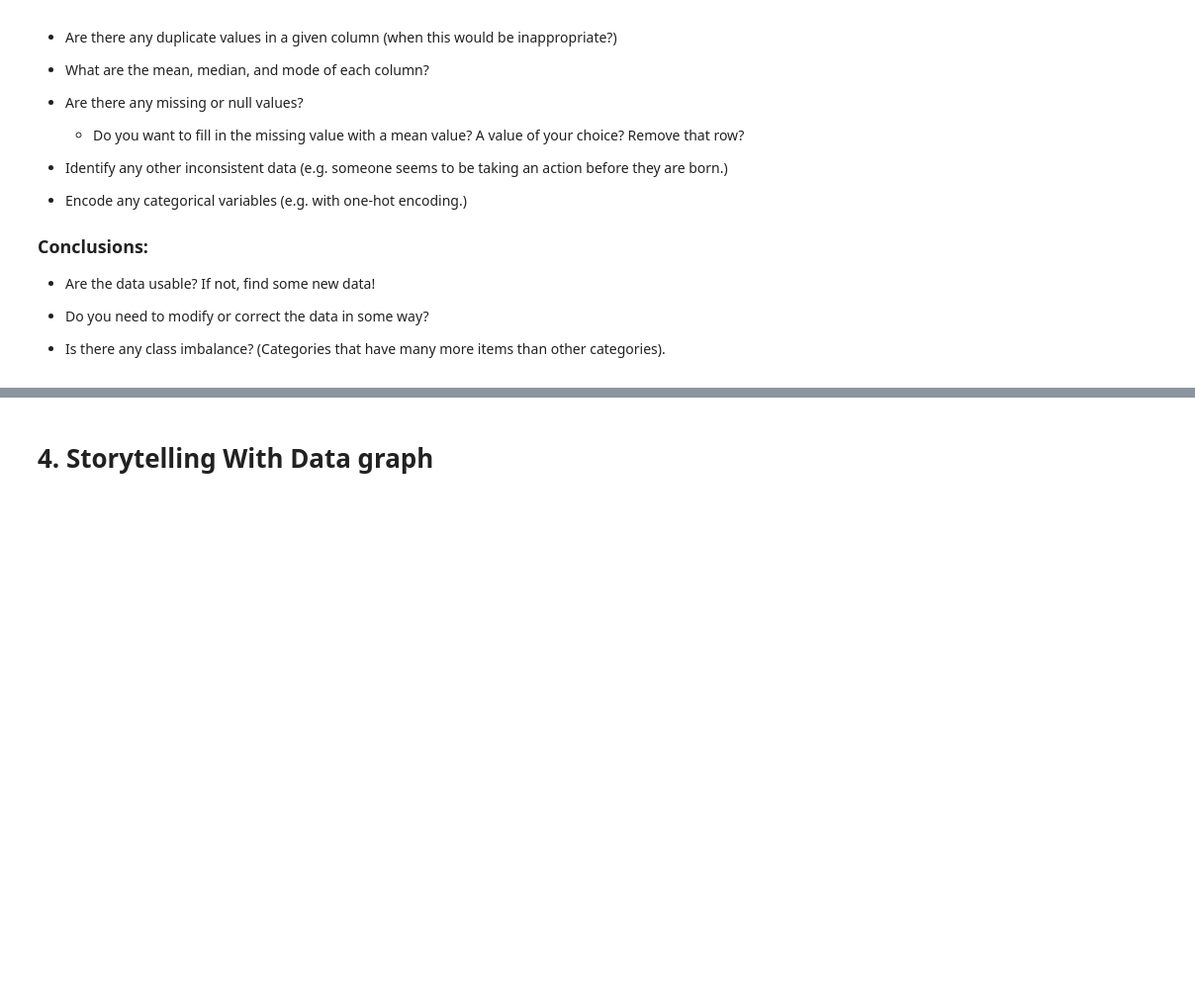
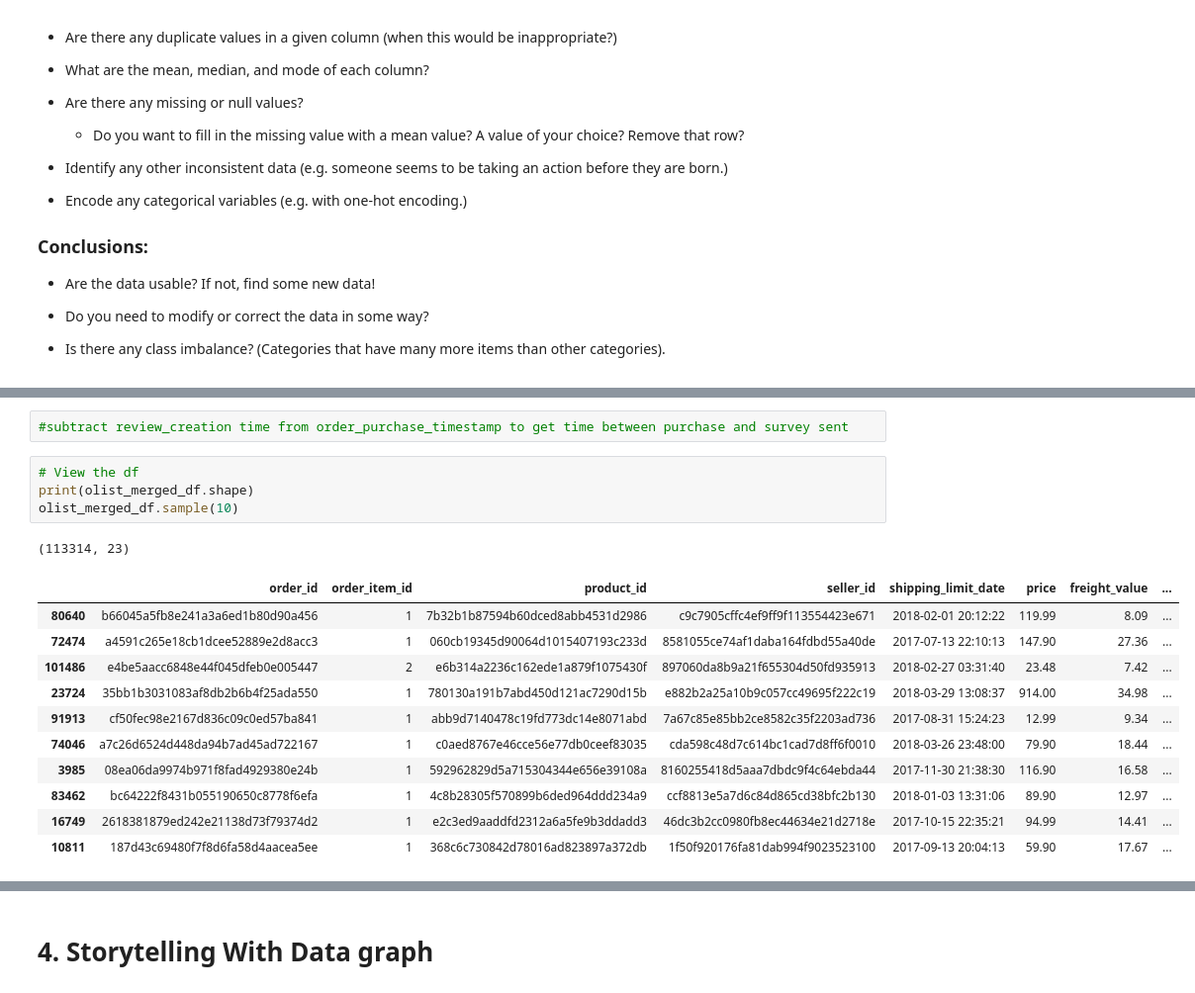
Before and after one commit to akmishra-1/Module-B-semester-2, a Jupyter notebook: OMDS-ModB2-Week2-Mishra-Amit.ipynb, the cells around one changed output, grey strips where cells are left out. Shown at 99% size. Drawn from its saved outputs; the diff is of its cells as text; blank space fills up the shorter version.

```diff
--- a/OMDS-ModB2-Week2-Mishra-Amit.ipynb
+++ b/OMDS-ModB2-Week2-Mishra-Amit.ipynb
@@ -87,0 +429,19 @@ olist_df_raw = pd.read_csv(os.path.join(olist_path, "vgsales-12-4-2019-short.csv
+# %%
+#subtract review_creation time from order_purchase_timestamp to get time between purchase and survey sent
+# %%
+# View the df
+print(olist_merged_df.shape)
+olist_merged_df.sample(10)
+# %% [output]
+(113314, 23)
+|  | order_id | order_item_id | product_id | seller_id | shipping_limit_date | price | freight_value | ... |
+| 80640 | b66045a5fb8e241a3a6ed1b80d90a456 | 1 | 7b32b1b87594b60dced8abb4531d2986 | c9c7905cffc4ef9ff9f113554423e671 | 2018-02-01 20:12:22 | 119.99 | 8.09 | ... |
+| 72474 | a4591c265e18cb1dcee52889e2d8acc3 | 1 | 060cb19345d90064d1015407193c233d | 8581055ce74af1daba164fdbd55a40de | 2017-07-13 22:10:13 | 147.90 | 27.36 | ... |
+| 101486 | e4be5aacc6848e44f045dfeb0e005447 | 2 | e6b314a2236c162ede1a879f1075430f | 897060da8b9a21f655304d50fd935913 | 2018-02-27 03:31:40 | 23.48 | 7.42 | ... |
+| 23724 | 35bb1b3031083af8db2b6b4f25ada550 | 1 | 780130a191b7abd450d121ac7290d15b | e882b2a25a10b9c057cc49695f222c19 | 2018-03-29 13:08:37 | 914.00 | 34.98 | ... |
+| 91913 | cf50fec98e2167d836c09c0ed57ba841 | 1 | abb9d7140478c19fd773dc14e8071abd | 7a67c85e85bb2ce8582c35f2203ad736 | 2017-08-31 15:24:23 | 12.99 | 9.34 | ... |
+| 74046 | a7c26d6524d448da94b7ad45ad722167 | 1 | c0aed8767e46cce56e77db0ceef83035 | cda598c48d7c614bc1cad7d8ff6f0010 | 2018-03-26 23:48:00 | 79.90 | 18.44 | ... |
+| 3985 | 08ea06da9974b971f8fad4929380e24b | 1 | 592962829d5a715304344e656e39108a | 8160255418d5aaa7dbdc9f4c64ebda44 | 2017-11-30 21:38:30 | 116.90 | 16.58 | ... |
+| 83462 | bc64222f8431b055190650c8778f6efa | 1 | 4c8b28305f570899b6ded964ddd234a9 | ccf8813e5a7d6c84d865cd38bfc2b130 | 2018-01-03 13:31:06 | 89.90 | 12.97 | ... |
+| 16749 | 2618381879ed242e21138d73f79374d2 | 1 | e2c3ed9aaddfd2312a6a5fe9b3ddadd3 | 46dc3b2cc0980fb8ec44634e21d2718e | 2017-10-15 22:35:21 | 94.99 | 14.41 | ... |
+| 10811 | 187d43c69480f7f8d6fa58d4aacea5ee | 1 | 368c6c730842d78016ad823897a372db | 1f50f920176fa81dab994f9023523100 | 2017-09-13 20:04:13 | 59.90 | 17.67 | ... |
```
Also changed, not shown: parts of 49 cells of this notebook.
